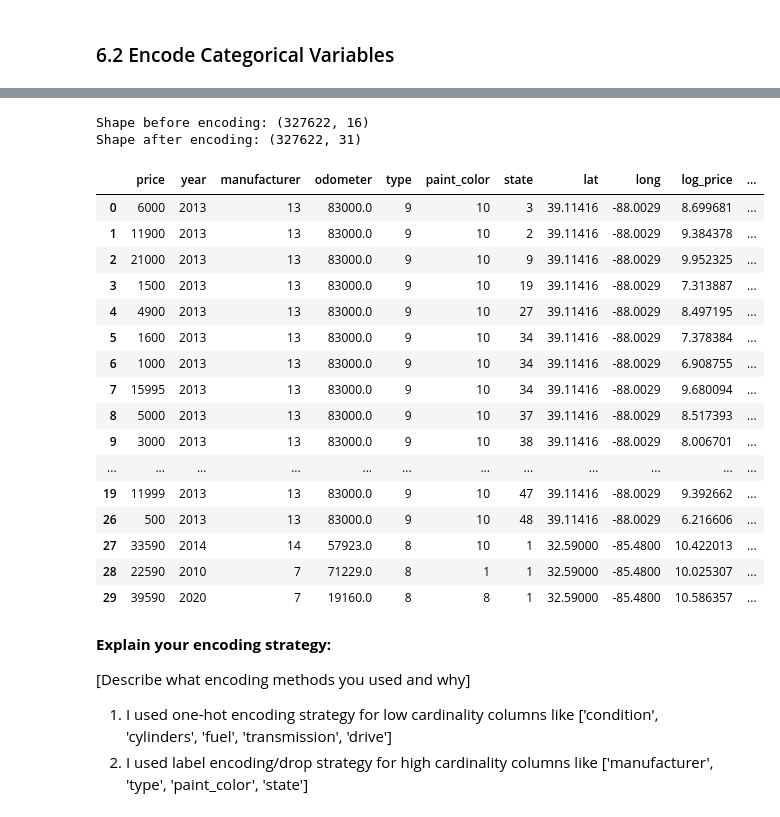
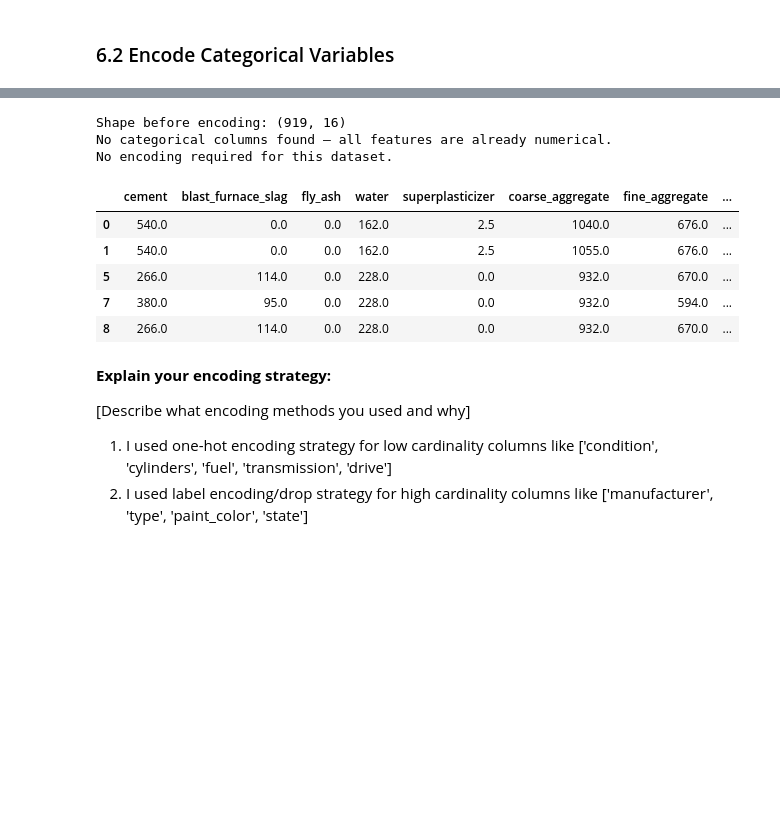
Before and after one commit to kalpanaselva495/individual-capstone-kalpanaselva495, a Jupyter notebook: notebooks/01_problem_statement_and_eda.ipynb, the cells around one changed output, grey strips where cells are left out. Saved outputs shown, nothing was run; the diff lists cells and outputs as text; code cells hidden in the pictures; blank space fills up the shorter version.

```diff
--- a/notebooks/01_problem_statement_and_eda.ipynb
+++ b/notebooks/01_problem_statement_and_eda.ipynb
@@ -1316,13 +1059,5 @@ dtype: object
 # df_clean['category'] = df_clean['category'].astype('category')
 
 # YOUR CODE HERE:
-# Convert 'year' to integer if it exists
-if 'year' in df_clean.columns:
-    df_clean['year'] = df_clean['year'].astype(int)
-
-for col in categorical_cols:
-    if col in df_clean.columns:
-        df_clean[col] = df_clean[col].astype('category')
-
-df_clean.info()
+print("For this dataset, all data types appear appropriate based on the 'df_clean.dtypes' above.")
 # %% [output]
@@ -1464,45 +1212,50 @@ High cardinality (label encoding or drop): ['manufacturer', 'type', 'paint_color
 
 # YOUR CODE HERE:
 
-from sklearn.calibration import LabelEncoder
 
+# One-hot encode low cardinality columns
 
+# Encode categorical variables
 print(f"Shape before encoding: {df_clean.shape}")
 
-if low_cardinality_cols and len(low_cardinality_cols) > 0:
-    df_clean = pd.get_dummies(df_clean, columns=low_cardinality_cols, drop_first=True, dtype=int)
+# The concrete dataset is entirely numerical — no categorical columns exist.
+cat_cols = df_clean.select_dtypes(include=['object', 'category']).columns.tolist()
 
-if high_cardinality_cols and len(high_cardinality_cols) > 0:
-    from sklearn.calibration import LabelEncoder
+if len(cat_cols) == 0:
+    print("No categorical columns found — all features are already numerical.")
+    print("No encoding required for this dataset.")
+else:
+    low_cardinality_cols  = [c for c in cat_cols if df_clean[c].nunique() <= 10]
+    high_cardinality_cols = [c for c in cat_cols if df_clean[c].nunique() >  10]
 
-    le = LabelEncoder()
-    for col in high_cardinality_cols:
-        df_clean[col] = le.fit_transform(df_clean[col])
+    # One-hot encode low cardinality columns
+    if low_cardinality_cols:
+        df_clean = pd.get_dummies(df_clean, columns=low_cardinality_cols, drop_first=True, dtype=int)
+        print(f"One-hot encoded: {low_cardinality_cols}")
 
-print(f"Shape after encoding: {df_clean.shape}")
+    # Label encode high cardinality columns
+    if high_cardinality_cols:
+        from sklearn.preprocessing import LabelEncoder
+        le = LabelEncoder()
+        for col in high_cardinality_cols:
+            df_clean[col] = le.fit_transform(df_clean[col].astype(str))
+        print(f"Label encoded: {high_cardinality_cols}")
+
+    print(f"Shape after encoding : {df_clean.shape}")
+    print(f"\nColumn dtypes:\n{df_clean.dtypes}")
 # %% [output]
-Shape before encoding: (327622, 16)
-Shape after encoding: (327622, 31)
+Shape before encoding: (919, 16)
+No categorical columns found — all features are already numerical.
+No encoding required for this dataset.
 # %%
-df_clean.head(20)
+df_clean.head()
 # %% [output]
-|  | price | year | manufacturer | odometer | type | paint_color | state | lat | long | log_price | ... |
-| 0 | 6000 | 2013 | 13 | 83000.0 | 9 | 10 | 3 | 39.11416 | -88.0029 | 8.699681 | ... |
-| 1 | 11900 | 2013 | 13 | 83000.0 | 9 | 10 | 2 | 39.11416 | -88.0029 | 9.384378 | ... |
-| 2 | 21000 | 2013 | 13 | 83000.0 | 9 | 10 | 9 | 39.11416 | -88.0029 | 9.952325 | ... |
-| 3 | 1500 | 2013 | 13 | 83000.0 | 9 | 10 | 19 | 39.11416 | -88.0029 | 7.313887 | ... |
-| 4 | 4900 | 2013 | 13 | 83000.0 | 9 | 10 | 27 | 39.11416 | -88.0029 | 8.497195 | ... |
-| 5 | 1600 | 2013 | 13 | 83000.0 | 9 | 10 | 34 | 39.11416 | -88.0029 | 7.378384 | ... |
-| 6 | 1000 | 2013 | 13 | 83000.0 | 9 | 10 | 34 | 39.11416 | -88.0029 | 6.908755 | ... |
-| 7 | 15995 | 2013 | 13 | 83000.0 | 9 | 10 | 34 | 39.11416 | -88.0029 | 9.680094 | ... |
-| 8 | 5000 | 2013 | 13 | 83000.0 | 9 | 10 | 37 | 39.11416 | -88.0029 | 8.517393 | ... |
-| 9 | 3000 | 2013 | 13 | 83000.0 | 9 | 10 | 38 | 39.11416 | -88.0029 | 8.006701 | ... |
-| ... | ... | ... | ... | ... | ... | ... | ... | ... | ... | ... | ... |
-| 19 | 11999 | 2013 | 13 | 83000.0 | 9 | 10 | 47 | 39.11416 | -88.0029 | 9.392662 | ... |
-| 26 | 500 | 2013 | 13 | 83000.0 | 9 | 10 | 48 | 39.11416 | -88.0029 | 6.216606 | ... |
-| 27 | 33590 | 2014 | 14 | 57923.0 | 8 | 10 | 1 | 32.59000 | -85.4800 | 10.422013 | ... |
-| 28 | 22590 | 2010 | 7 | 71229.0 | 8 | 1 | 1 | 32.59000 | -85.4800 | 10.025307 | ... |
-| 29 | 39590 | 2020 | 7 | 19160.0 | 8 | 8 | 1 | 32.59000 | -85.4800 | 10.586357 | ... |
+|  | cement | blast_furnace_slag | fly_ash | water | superplasticizer | coarse_aggregate | fine_aggregate | ... |
+| 0 | 540.0 | 0.0 | 0.0 | 162.0 | 2.5 | 1040.0 | 676.0 | ... |
+| 1 | 540.0 | 0.0 | 0.0 | 162.0 | 2.5 | 1055.0 | 676.0 | ... |
+| 5 | 266.0 | 114.0 | 0.0 | 228.0 | 0.0 | 932.0 | 670.0 | ... |
+| 7 | 380.0 | 95.0 | 0.0 | 228.0 | 0.0 | 932.0 | 594.0 | ... |
+| 8 | 266.0 | 114.0 | 0.0 | 228.0 | 0.0 | 932.0 | 670.0 | ... |
 # %% [markdown]
 **Explain your encoding strategy:**
 
```
Also changed, not shown: parts of 43 cells of this notebook.
